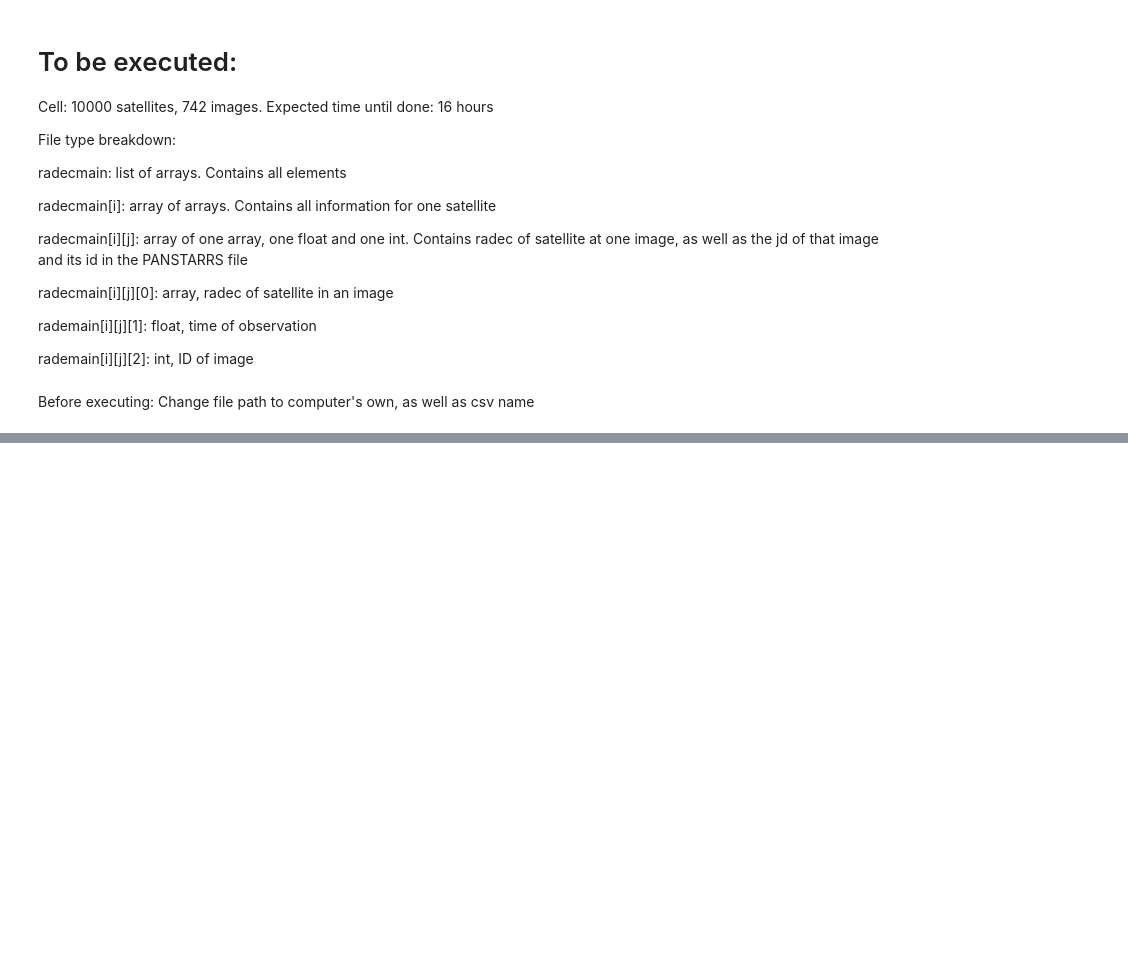
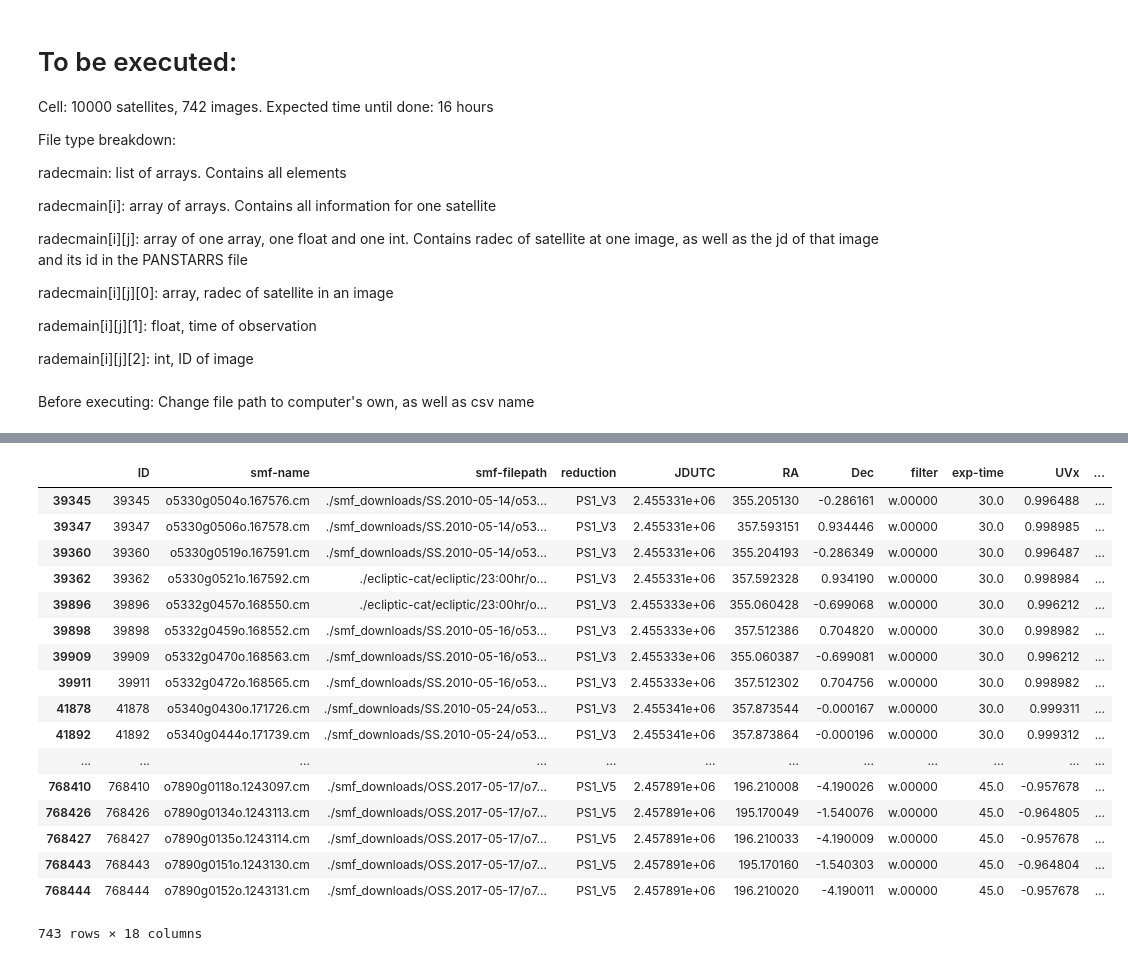
Before and after one commit to Alexandros101/Irregular-Satellites, a Jupyter notebook: ImprovingNoisePolluter.ipynb, the cells around one changed output, grey strips where cells are left out. Cells and saved outputs as stored; diff of their text form; code cells hidden in the pictures; blank space fills up the shorter version.

```diff
--- a/ImprovingNoisePolluter.ipynb
+++ b/ImprovingNoisePolluter.ipynb
@@ -631,0 +712,21 @@ boolsbeg.count(True),boolsend.count(True)
+# %%
+df
+# %% [output]
+|  | ID | smf-name | smf-filepath | reduction | JDUTC | RA | Dec | filter | exp-time | UVx | ... |
+| 39345 | 39345 | o5330g0504o.167576.cm | ./smf_downloads/SS.2010-05-14/o53... | PS1_V3 | 2.455331e+06 | 355.205130 | -0.286161 | w.00000 | 30.0 | 0.996488 | ... |
+| 39347 | 39347 | o5330g0506o.167578.cm | ./smf_downloads/SS.2010-05-14/o53... | PS1_V3 | 2.455331e+06 | 357.593151 | 0.934446 | w.00000 | 30.0 | 0.998985 | ... |
+| 39360 | 39360 | o5330g0519o.167591.cm | ./smf_downloads/SS.2010-05-14/o53... | PS1_V3 | 2.455331e+06 | 355.204193 | -0.286349 | w.00000 | 30.0 | 0.996487 | ... |
+| 39362 | 39362 | o5330g0521o.167592.cm | ./ecliptic-cat/ecliptic/23:00hr/o... | PS1_V3 | 2.455331e+06 | 357.592328 | 0.934190 | w.00000 | 30.0 | 0.998984 | ... |
+| 39896 | 39896 | o5332g0457o.168550.cm | ./ecliptic-cat/ecliptic/23:00hr/o... | PS1_V3 | 2.455333e+06 | 355.060428 | -0.699068 | w.00000 | 30.0 | 0.996212 | ... |
+| 39898 | 39898 | o5332g0459o.168552.cm | ./smf_downloads/SS.2010-05-16/o53... | PS1_V3 | 2.455333e+06 | 357.512386 | 0.704820 | w.00000 | 30.0 | 0.998982 | ... |
+| 39909 | 39909 | o5332g0470o.168563.cm | ./smf_downloads/SS.2010-05-16/o53... | PS1_V3 | 2.455333e+06 | 355.060387 | -0.699081 | w.00000 | 30.0 | 0.996212 | ... |
+| 39911 | 39911 | o5332g0472o.168565.cm | ./smf_downloads/SS.2010-05-16/o53... | PS1_V3 | 2.455333e+06 | 357.512302 | 0.704756 | w.00000 | 30.0 | 0.998982 | ... |
+| 41878 | 41878 | o5340g0430o.171726.cm | ./smf_downloads/SS.2010-05-24/o53... | PS1_V3 | 2.455341e+06 | 357.873544 | -0.000167 | w.00000 | 30.0 | 0.999311 | ... |
+| 41892 | 41892 | o5340g0444o.171739.cm | ./smf_downloads/SS.2010-05-24/o53... | PS1_V3 | 2.455341e+06 | 357.873864 | -0.000196 | w.00000 | 30.0 | 0.999312 | ... |
+| ... | ... | ... | ... | ... | ... | ... | ... | ... | ... | ... | ... |
+| 768410 | 768410 | o7890g0118o.1243097.cm | ./smf_downloads/OSS.2017-05-17/o7... | PS1_V5 | 2.457891e+06 | 196.210008 | -4.190026 | w.00000 | 45.0 | -0.957678 | ... |
+| 768426 | 768426 | o7890g0134o.1243113.cm | ./smf_downloads/OSS.2017-05-17/o7... | PS1_V5 | 2.457891e+06 | 195.170049 | -1.540076 | w.00000 | 45.0 | -0.964805 | ... |
+| 768427 | 768427 | o7890g0135o.1243114.cm | ./smf_downloads/OSS.2017-05-17/o7... | PS1_V5 | 2.457891e+06 | 196.210033 | -4.190009 | w.00000 | 45.0 | -0.957678 | ... |
+| 768443 | 768443 | o7890g0151o.1243130.cm | ./smf_downloads/OSS.2017-05-17/o7... | PS1_V5 | 2.457891e+06 | 195.170160 | -1.540303 | w.00000 | 45.0 | -0.964804 | ... |
+| 768444 | 768444 | o7890g0152o.1243131.cm | ./smf_downloads/OSS.2017-05-17/o7... | PS1_V5 | 2.457891e+06 | 196.210020 | -4.190011 | w.00000 | 45.0 | -0.957678 | ... |
+743 rows × 18 columns
```
Also changed, not shown: parts of 14 cells of this notebook, 3 other files.
